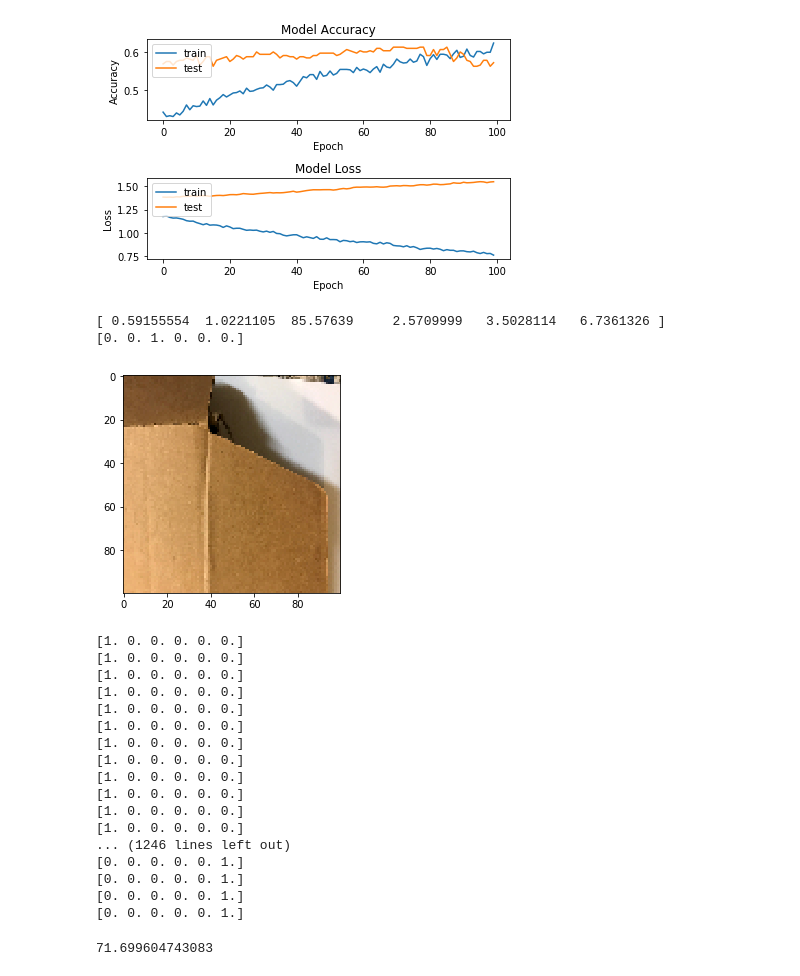
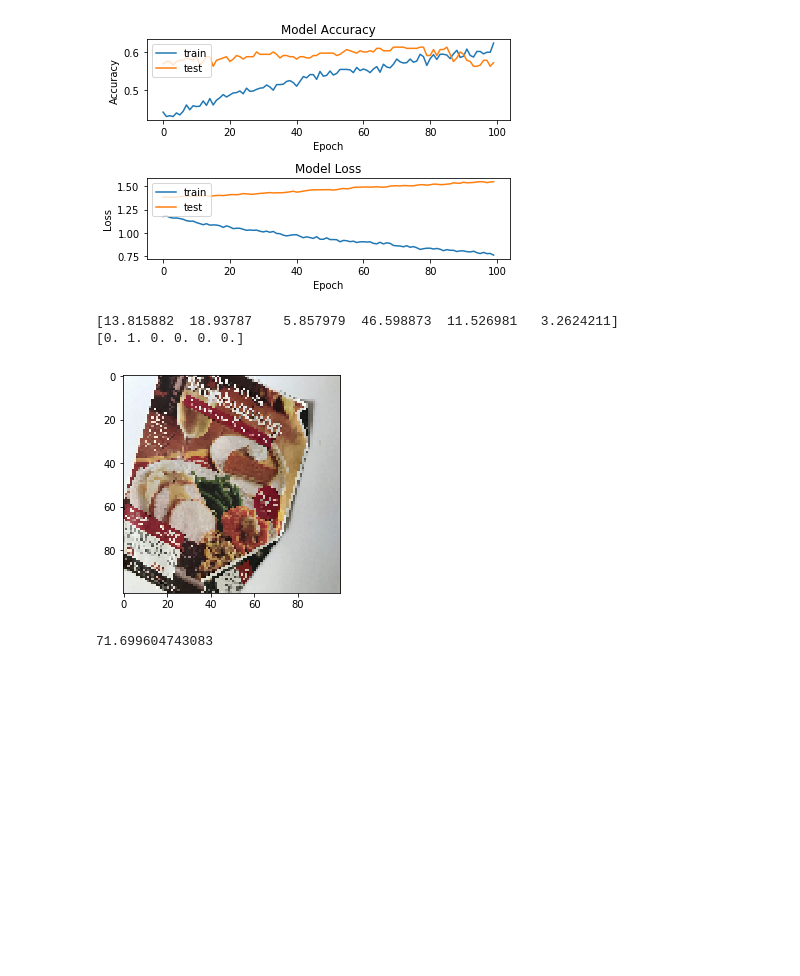
Before and after one commit to CSCI4850/S19-team1-project, a Jupyter notebook: project_code.ipynb, the cells around one changed output. Saved outputs shown, nothing was run; the diff lists cells and outputs as text; code cells hidden in the pictures; blank space fills up the shorter version.

```diff
--- a/project_code.ipynb
+++ b/project_code.ipynb
@@ -431,38 +433,20 @@ plt.show()
 # %%
 preds = model.predict(X_test)
 # %%
-img = 550
-
+img = 6
 np.set_printoptions(suppress = True)
 print(preds[img] * 100.0)
 print(Y_test[img])
 
-plt.imshow(keras.preprocessing.image.array_to_img(X_train[img, :, :, :]))
+plt.imshow(keras.preprocessing.image.array_to_img(X_test[img, :, :, :]))
 plt.show()
 
-for a in Y_train:
-    print(a)
+#for a in Y_train:
+#    print(a)
 # %% [output]
-[ 0.59155554  1.0221105  85.57639     2.5709999   3.5028114   6.7361326 ]
-[0. 0. 1. 0. 0. 0.]
+[13.815882  18.93787    5.857979  46.598873  11.526981   3.2624211]
+[0. 1. 0. 0. 0. 0.]
-[figure, old version]
+[figure, new version]
-[1. 0. 0. 0. 0. 0.]
-[1. 0. 0. 0. 0. 0.]
-[1. 0. 0. 0. 0. 0.]
-[1. 0. 0. 0. 0. 0.]
-[1. 0. 0. 0. 0. 0.]
-[1. 0. 0. 0. 0. 0.]
-[1. 0. 0. 0. 0. 0.]
-[1. 0. 0. 0. 0. 0.]
-[1. 0. 0. 0. 0. 0.]
-[1. 0. 0. 0. 0. 0.]
-[1. 0. 0. 0. 0. 0.]
-[1. 0. 0. 0. 0. 0.]
-... (1246 lines left out)
-[0. 0. 0. 0. 0. 1.]
-[0. 0. 0. 0. 0. 1.]
-[0. 0. 0. 0. 0. 1.]
-[0. 0. 0. 0. 0. 1.]
 # %%
 def getIndexOfHighestConfidence(pred):
     highestConfidenceIndex = 0
```
Also changed, not shown: parts of 6 cells of this notebook.
